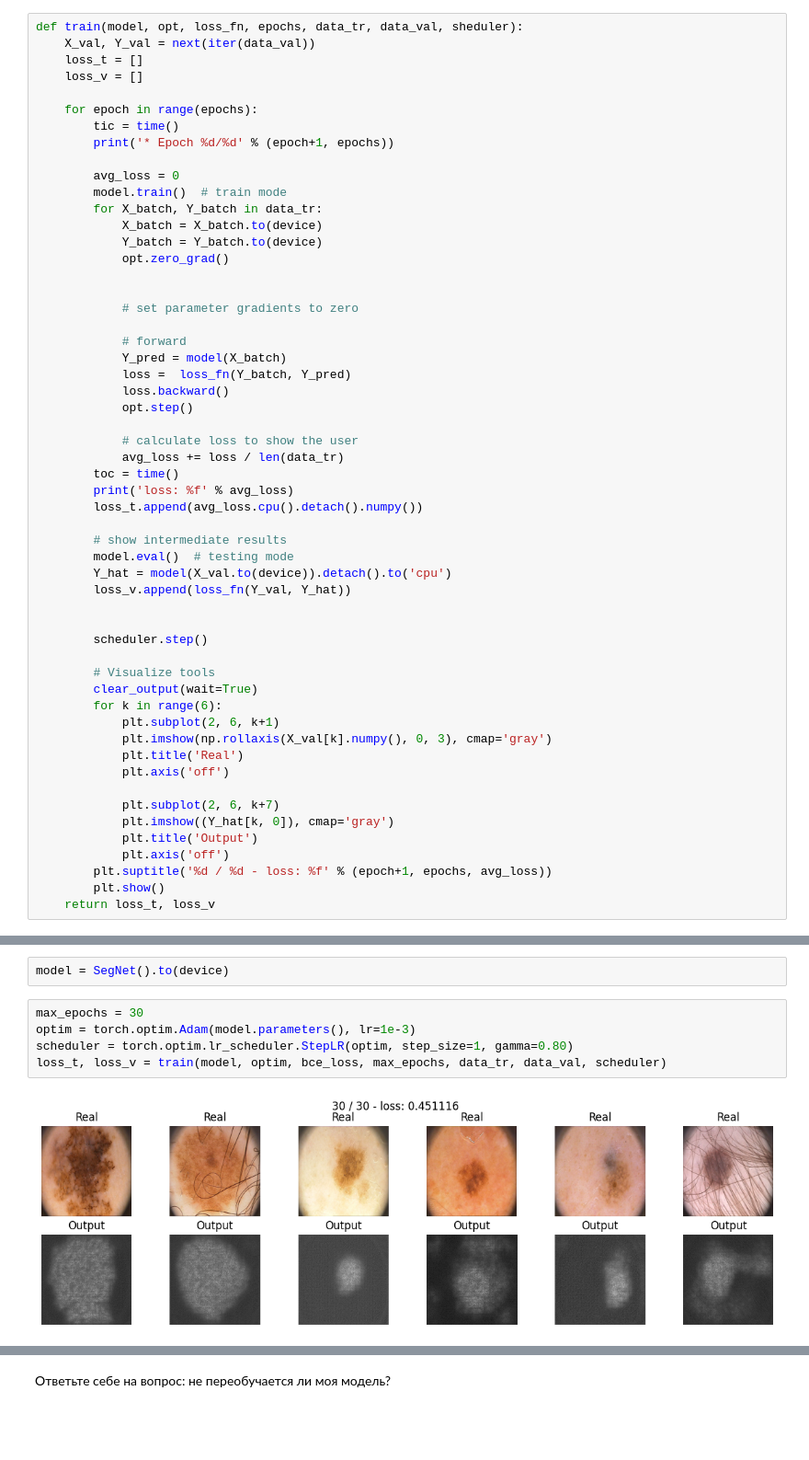
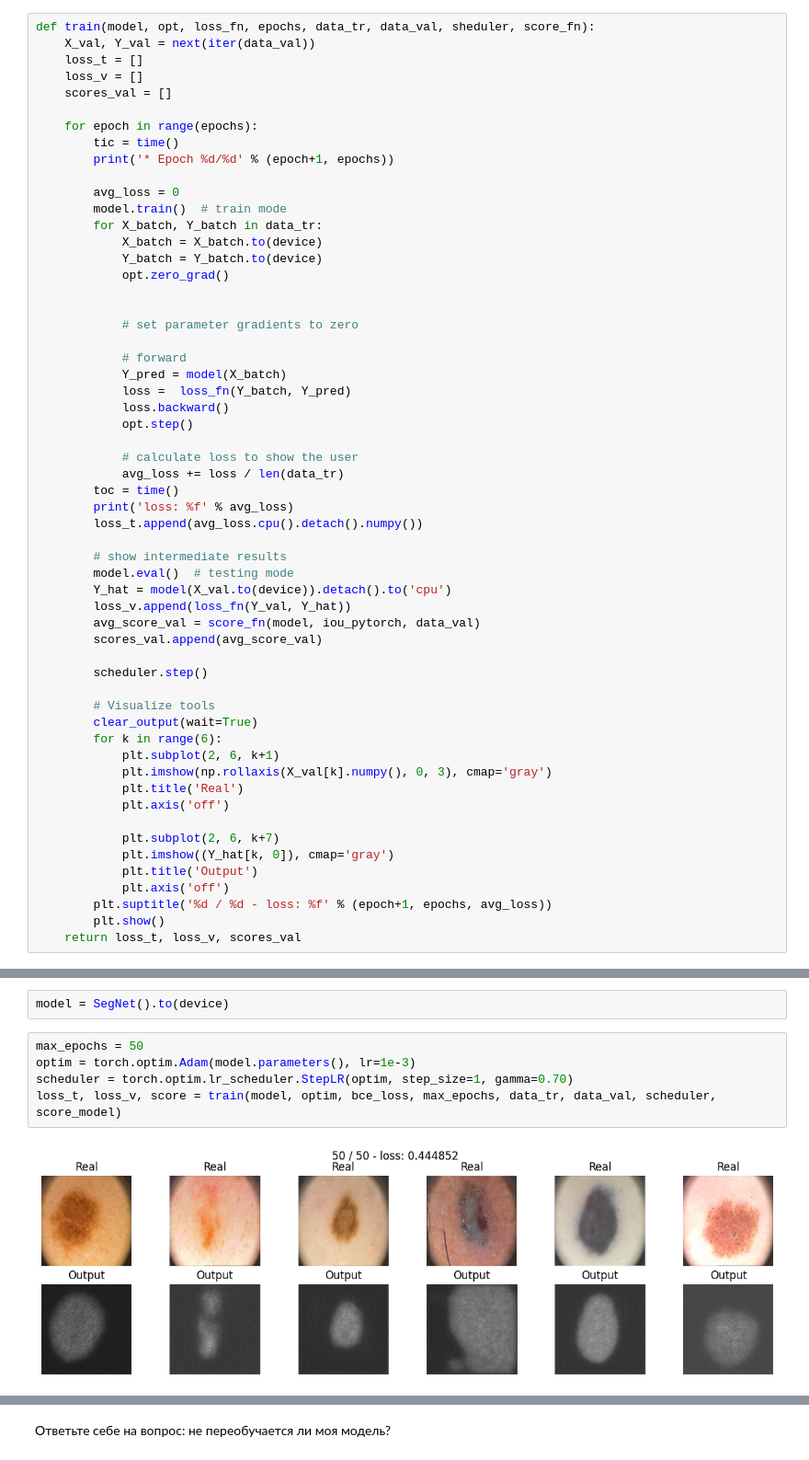
Before and after one commit to KiykoHanna/Stepik-DeepLearning, a Jupyter notebook: [hw]semantic_segmentation.ipynb, the cells around one changed output, grey strips where cells are left out. Shown at 92% size. Cells and saved outputs as stored; diff of their text form; blank space fills up the shorter version.

```diff
--- a/[hw]semantic_segmentation.ipynb
+++ b/[hw]semantic_segmentation.ipynb
@@ -334,10 +388,11 @@ def bce_loss(y_real, y_pred):
 
 Мы определим цикл обучения в функции, чтобы мы могли повторно использовать его.
 # %%
-def train(model, opt, loss_fn, epochs, data_tr, data_val, sheduler):
+def train(model, opt, loss_fn, epochs, data_tr, data_val, sheduler, score_fn):
     X_val, Y_val = next(iter(data_val))
     loss_t = []
     loss_v = []
+    scores_val = []
 
     for epoch in range(epochs):
         tic = time()
@@ -369,7 +424,8 @@ def train(model, opt, loss_fn, epochs, data_tr, data_val, sheduler):
         model.eval()  # testing mode
         Y_hat = model(X_val.to(device)).detach().to('cpu')
         loss_v.append(loss_fn(Y_val, Y_hat))
-
+        avg_score_val = score_fn(model, iou_pytorch, data_val)
+        scores_val.append(avg_score_val)
 
         scheduler.step()
 
@@ -387,7 +443,7 @@ def train(model, opt, loss_fn, epochs, data_tr, data_val, sheduler):
             plt.axis('off')
         plt.suptitle('%d / %d - loss: %f' % (epoch+1, epochs, avg_loss))
         plt.show()
-    return loss_t, loss_v
+    return loss_t, loss_v, scores_val
 # %% [markdown]
 ## Инференс [1 балл]
 
@@ -414,12 +470,12 @@ def score_model(model, metric, data):
 # %%
 model = SegNet().to(device)
 # %%
-max_epochs = 30
+max_epochs = 50
 optim = torch.optim.Adam(model.parameters(), lr=1e-3)
-scheduler = torch.optim.lr_scheduler.StepLR(optim, step_size=1, gamma=0.80)
-loss_t, loss_v = train(model, optim, bce_loss, max_epochs, data_tr, data_val, scheduler)
+scheduler = torch.optim.lr_scheduler.StepLR(optim, step_size=1, gamma=0.70)
+loss_t, loss_v, score = train(model, optim, bce_loss, max_epochs, data_tr, data_val, scheduler, score_model)
 # %% [output]
-[figure, old version]
+[figure, new version]
 # %%
 fig = plt.figure(figsize = (10, 5))
 
```
Also changed, not shown: parts of 9 cells of this notebook.
